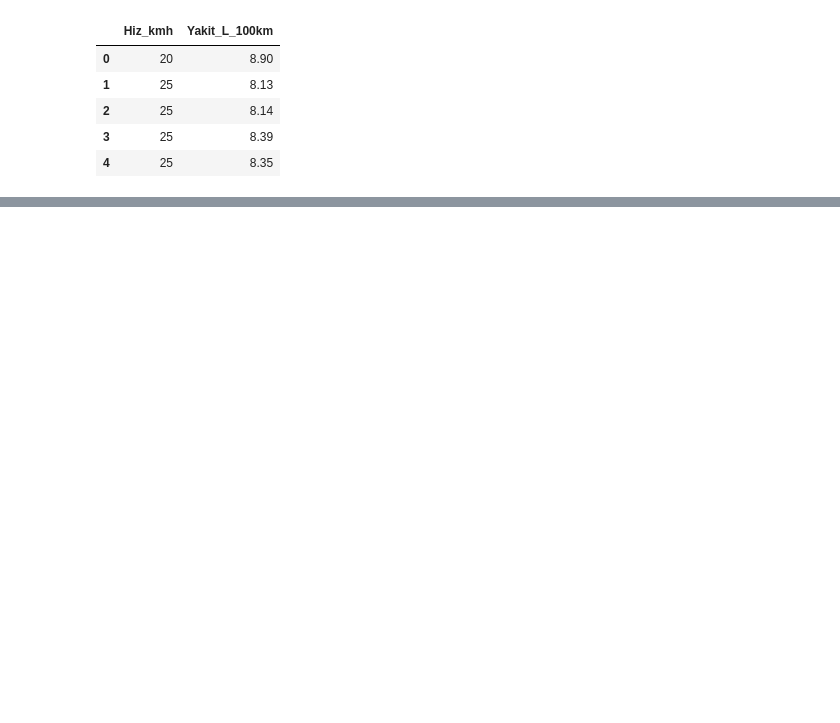
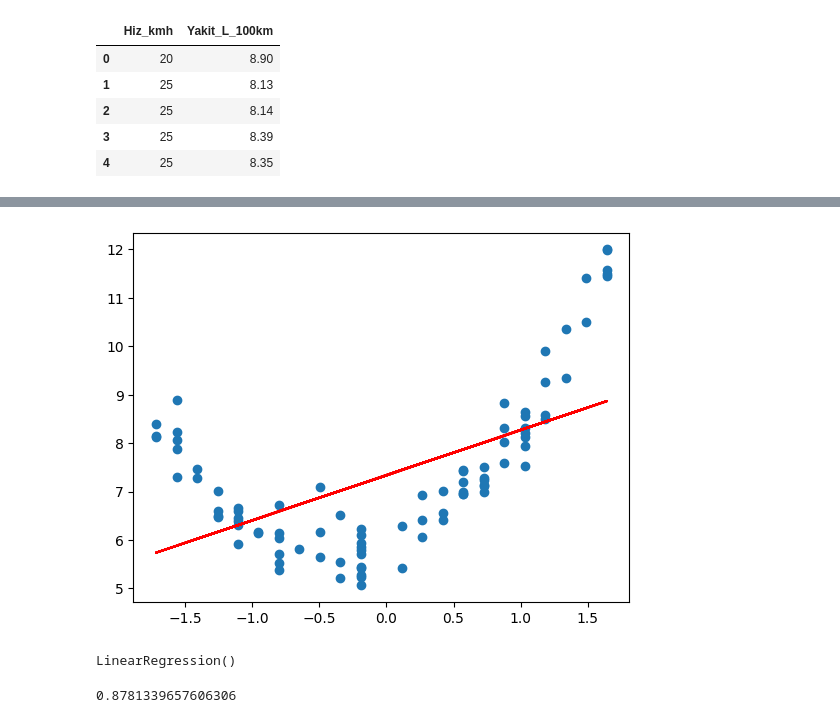
Before and after one commit to europecodingschool/ECS---VB---YZ---08.26, a Jupyter notebook: VB_YZ_Ders_9_3.ipynb, the cells around one changed output, grey strips where cells are left out. Drawn from its saved outputs; the diff is of its cells as text; code cells hidden in the pictures; blank space fills up the shorter version.

```diff
--- a/VB_YZ_Ders_9_3.ipynb
+++ b/VB_YZ_Ders_9_3.ipynb
@@ -24,0 +71,7 @@ df.head()
+# %%
+scaler = StandardScaler()
+# %%
+X_train = scaler.fit_transform(X_train)
+X_test = scaler.transform(X_test)
+# %%
+regression = LinearRegression()
@@ -24,0 +100,6 @@ df.head()
+# %%
+plt.scatter(X_train,y_train)
+plt.plot(X_train, regression.predict(X_train), color='r')
+plt.show()
+# %% [output]
+[figure, added]
@@ -24,0 +110,11 @@ df.head()
+# %%
+regression = LinearRegression()
+regression.fit(X_train_poly,y_train)
+# %% [output]
+LinearRegression()
+# %%
+y_pred = regression.predict(X_test_poly)
+score = r2_score(y_test, y_pred)
+print(score)
+# %% [output]
+0.8781339657606306
```
Also changed, not shown: parts of 18 cells of this notebook.
